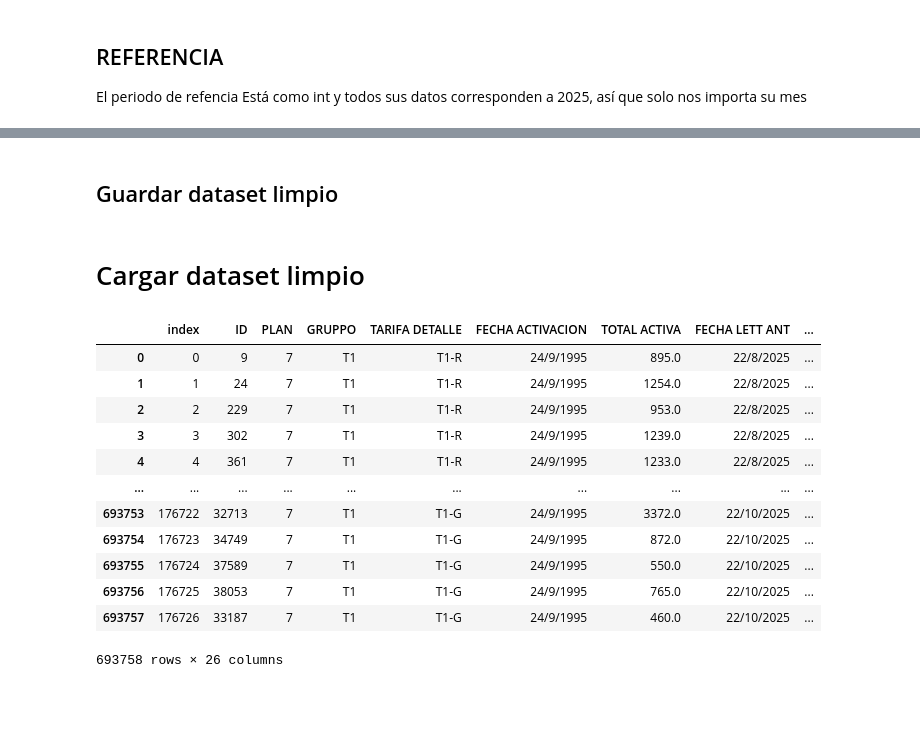
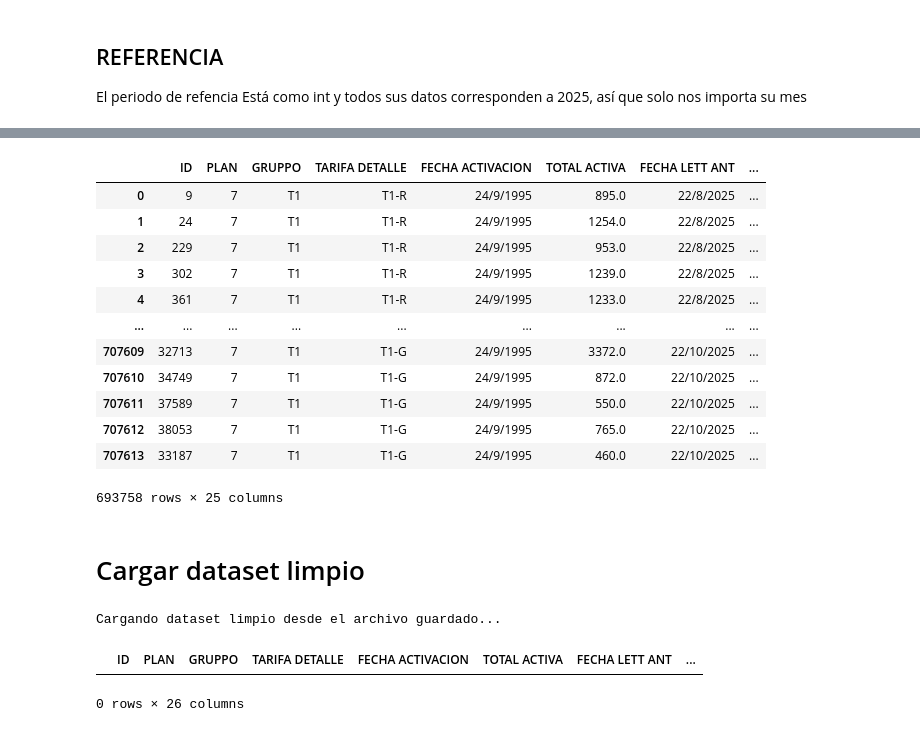
Before and after one commit to SantiagoEzequielDrelewicz/TP-LMC, a Jupyter notebook: main.ipynb, the cells around one changed output, grey strips where cells are left out. Cells and saved outputs as stored; diff of their text form; code cells hidden in the pictures; blank space fills up the shorter version.

Commit message:
Refactorizo la estructura del código para mejorar su legibilidad y mantenibilidad.

```diff
--- a/main.ipynb
+++ b/main.ipynb
@@ -358,4 +337,0 @@ dtype: int64
-# %%
-# Finalmente eliminamos los
-df_limpio = df_sin_bajas.copy()
-df_limpio.info()
@@ -380,2 +337,0 @@ memory usage: 142.9+ MB
-# %% [markdown]
-## Guardar dataset limpio
@@ -384,20 +338,64 @@ df_limpio.to_csv("datos_limpios.csv.gz", index=False, compression="gzip")
+# %%
+RUTA_GUARDADO = "datos/procesados/datos_limpios.csv.gz"
+
+def limpiar_dataset(df: pd.DataFrame, *, guardar: bool = False, filtra_columnas: bool = False) -> pd.DataFrame:
+    """Realiza la limpieza del dataset completo."""
+    df_limpio = df.copy()
+
+    # Filtrar columnas relevantes
+    if filtra_columnas:
+        df_limpio = df_limpio[COLUMNAS_RELEVANTES]
+
+    # Filtrar filas con fecha de baja mp nula y luego eliminarla, ya que no aporta información relevante para el análisis
+    df_limpio = df_limpio[df_limpio["FECHA BAJA"].isnull()].reset_index(drop=True).drop(columns=["FECHA BAJA"])
+
+    # Eliminar filas con valores nulos
+    df_limpio.dropna(inplace=True)
+
+    # Convertir columnas con números en formato de coma a float
+    columnas_con_coma_num = ["PROMEDIO CONSUMO", "FACTOR ESTACIONAL"]
+    df_limpio[columnas_con_coma_num] = coma_num_to_float(df_limpio, columnas_con_coma_num)
+
+    # Extraer el mes de la columna REFERENCIA y convertirlo a int
+    df_limpio["REFERENCIA"] = df_limpio["REFERENCIA"].astype(str).str[4:6].astype(int)
+
+    if guardar:
+        df_limpio.to_csv(RUTA_GUARDADO, index=False, compression="gzip")
+
+    return df_limpio
+# %%
+df_limpio = limpiar_dataset(df_completo)
+df_limpio
+# %% [output]
+|  | ID | PLAN | GRUPPO | TARIFA DETALLE | FECHA ACTIVACION | TOTAL ACTIVA | FECHA LETT ANT | ... |
+| 0 | 9 | 7 | T1 | T1-R | 24/9/1995 | 895.0 | 22/8/2025 | ... |
+| 1 | 24 | 7 | T1 | T1-R | 24/9/1995 | 1254.0 | 22/8/2025 | ... |
+| 2 | 229 | 7 | T1 | T1-R | 24/9/1995 | 953.0 | 22/8/2025 | ... |
+| 3 | 302 | 7 | T1 | T1-R | 24/9/1995 | 1239.0 | 22/8/2025 | ... |
+| 4 | 361 | 7 | T1 | T1-R | 24/9/1995 | 1233.0 | 22/8/2025 | ... |
+| ... | ... | ... | ... | ... | ... | ... | ... | ... |
+| 707609 | 32713 | 7 | T1 | T1-G | 24/9/1995 | 3372.0 | 22/10/2025 | ... |
+| 707610 | 34749 | 7 | T1 | T1-G | 24/9/1995 | 872.0 | 22/10/2025 | ... |
+| 707611 | 37589 | 7 | T1 | T1-G | 24/9/1995 | 550.0 | 22/10/2025 | ... |
+| 707612 | 38053 | 7 | T1 | T1-G | 24/9/1995 | 765.0 | 22/10/2025 | ... |
+| 707613 | 33187 | 7 | T1 | T1-G | 24/9/1995 | 460.0 | 22/10/2025 | ... |
+693758 rows × 25 columns
 # %% [markdown]
 # Cargar dataset limpio
-# %%
-df = pd.read_csv("datos_limpios.csv.gz", compression="gzip")
+# %%
+def cargar_dataset_limpio() -> pd.DataFrame:
+    """Carga el dataset limpio desde el archivo guardado."""
+    # chequear si ya existe el dataset limpio guardado, sino limpiarlo y guardarlo
+    if os.path.exists(RUTA_GUARDADO):
+        print("Cargando dataset limpio desde el archivo guardado...")
+        df = pd.read_csv(RUTA_GUARDADO, compression="gzip")
+    else:
+        df = limpiar_dataset(df_completo, guardar=True)
+    return df
 # %%
+df = cargar_dataset_limpio()
 df
 # %% [output]
+Cargando dataset limpio desde el archivo guardado...
-|  | index | ID | PLAN | GRUPPO | TARIFA DETALLE | FECHA ACTIVACION | TOTAL ACTIVA | FECHA LETT ANT | ... |
-| 0 | 0 | 9 | 7 | T1 | T1-R | 24/9/1995 | 895.0 | 22/8/2025 | ... |
-| 1 | 1 | 24 | 7 | T1 | T1-R | 24/9/1995 | 1254.0 | 22/8/2025 | ... |
-| 2 | 2 | 229 | 7 | T1 | T1-R | 24/9/1995 | 953.0 | 22/8/2025 | ... |
-| 3 | 3 | 302 | 7 | T1 | T1-R | 24/9/1995 | 1239.0 | 22/8/2025 | ... |
-| 4 | 4 | 361 | 7 | T1 | T1-R | 24/9/1995 | 1233.0 | 22/8/2025 | ... |
-| ... | ... | ... | ... | ... | ... | ... | ... | ... | ... |
-| 693753 | 176722 | 32713 | 7 | T1 | T1-G | 24/9/1995 | 3372.0 | 22/10/2025 | ... |
-| 693754 | 176723 | 34749 | 7 | T1 | T1-G | 24/9/1995 | 872.0 | 22/10/2025 | ... |
-| 693755 | 176724 | 37589 | 7 | T1 | T1-G | 24/9/1995 | 550.0 | 22/10/2025 | ... |
-| 693756 | 176725 | 38053 | 7 | T1 | T1-G | 24/9/1995 | 765.0 | 22/10/2025 | ... |
-| 693757 | 176726 | 33187 | 7 | T1 | T1-G | 24/9/1995 | 460.0 | 22/10/2025 | ... |
+|  | ID | PLAN | GRUPPO | TARIFA DETALLE | FECHA ACTIVACION | TOTAL ACTIVA | FECHA LETT ANT | ... |
-693758 rows × 26 columns
+0 rows × 26 columns
```
Also changed, not shown: parts of 31 cells of this notebook, 8 other files.
